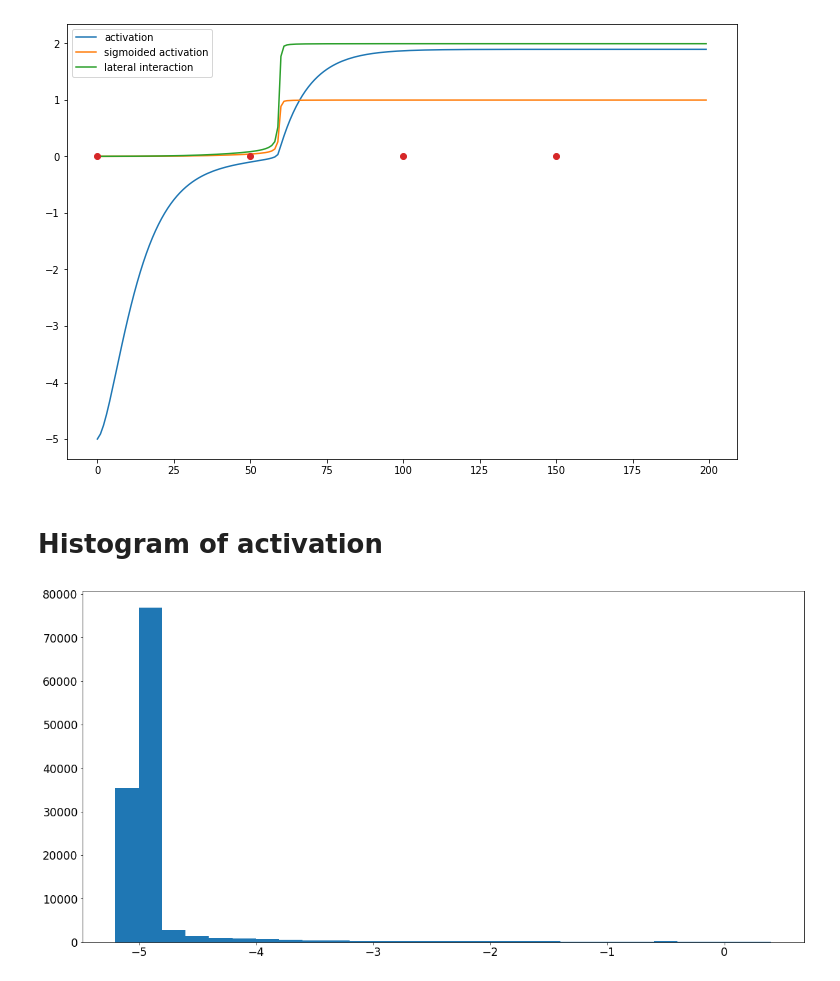
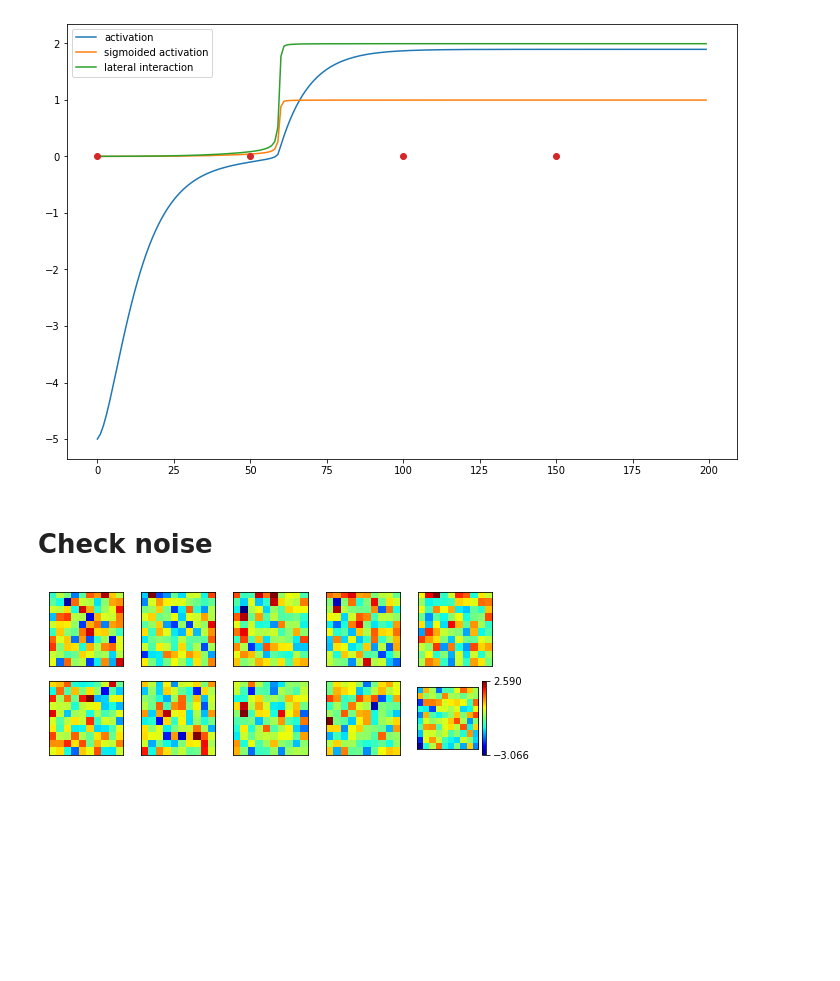
Before and after one commit to rturon/dft_in_nengo, a Jupyter notebook: notebooks/NeuralField_Testing.ipynb, the cells around one changed output. Cells and saved outputs as stored; diff of their text form; code cells hidden in the pictures; blank space fills up the shorter version.

```diff
--- a/notebooks/Dynamic Neural Fields.ipynb
+++ b/notebooks/NeuralField_Testing.ipynb
@@ -203,11 +253,12 @@ with model:
     elif dim == 1:
         s = nengo.Node(list(one_dimensional_peak(5,std=5,a=6.5,size=50).flatten()))
     elif dim == 2:
-        s = nengo.Node(list(two_dimensional_peak(5,5,std=5,a=6.5,size=50).flatten()))
+        s = nengo.Node(list(two_dimensional_peak(p=[5,5],std=[5,5],a=6.5,size=[50,50]).flatten()))
     elif dim == 3:
-        s = nengo.Node(list(three_dimensional_peak(5,5,5,std=8,a=6.5,size=50).flatten()))
+        s = nengo.Node(list(three_dimensional_peak(p=[5,5,5],std=[8,8,8],a=6.5,size=[50,50,50]).flatten()))
 
-    u = field.make_node()
+    field.make_node()
+    u = field.node
 
     nengo.Connection(s, u)
 
@@ -262,8 +306,8 @@ elif dim == 1:
                        np.max(field.probes["lateral interaction"])+0.1])
 
     for i in range(num_images):
-#         ind = int(field.probes["activation"].shape[0]/num_images)
-        ind = i*100
+        ind = int(len(field.probes["activation"])/num_images)
+#         ind = i*100
 
         axs[0,i].plot(field.probes["activation"][ind])
         axs[1,i].plot(field.probes["sigmoided activation"][ind])
@@ -280,7 +324,7 @@ elif dim == 2:
     plt.setp(axs, xticks=[], yticks=[])
 
     for i in range(num_images):
-        ind = i*40
+        ind = i*10
 
         im_ac = axs[0,i].imshow(sim.data[activation_probe][ind].reshape(sizes), cmap='jet')
         im_sa = axs[1,i].imshow(field.probes["sigmoided activation"][ind], cmap='jet')
@@ -304,7 +348,7 @@ elif dim == 2:
 
 elif dim == 3:
     # only plot at one point in time
-    time_ind = 399
+    time_ind = len(sim.data[activation_probe]) -1
     num_images = 10
 
     fig, axs = plt.subplots(3, num_images, figsize=(24,8), gridspec_kw={"hspace": 0.25})
@@ -344,27 +388,21 @@ elif dim == 3:
 plt.show()
 # %% [output]
 [figure]
-# %% [markdown]
-# Histogram of activation
-# %%
-activation = sim.data[activation_probe][-1]
-bins = [-6, -5.8, -5.6, -5.4, -5.2, -5, -4.5, -4, -3, -2.0, -1.9, -1.8, -1.7, -1.6, -1.5, -1.4, -1.3,
- -1.2, -1.1, -1.0, -9.0e-01, -8.0e-01, -7.0e-01, -6.0e-01, -5.0e-01,
- -4.5e-01, -4.0e-01, -3.5e-01, -3.3e-01, -3.0e-01, -2.5e-01, -2.0e-01, -1.5e-01,
- -1.0e-01, -5.0e-02, -4.0e-02, -3.0e-02, -2.0e-02, -1.0e-02, -5.0e-03, -1.0e-03,
- -0.0e+00,  1.0e-03,  2.0e-03,  3.0e-03,  4.0e-03,  5.0e-03,  6.0e-03,  7.0e-03,
-  8.0e-03,  9.0e-03,  1.0e-02,  2.0e-02,  3.0e-02,  4.0e-02,  5.0e-02,  6.0e-02,
-  7.0e-02,  8.0e-02,  9.0e-02,  1.0e-01,  1.5e-01,  2.0e-01,  2.5e-01,  3.0e-01,
-  3.5e-01,  4.0e-01,  4.5e-01,  5.0e-01,  5.5e-01,  6.0e-01,  6.5e-01,  7.0e-01,
-  7.5e-01,  8.0e-01,  8.5e-01,  9.0e-01,  9.5e-01,  1.0e+00]
-hist_values, bin_edges = np.histogram(activation, bins)
-
-plt.figure(figsize=(20,10))
-plt.hist(activation,bins=np.arange(-5.2,0.5,0.2))
-#plt.yscale('log')
-plt.yticks(size='xx-large')
-plt.xticks(size='xx-large')
-
-plt.show()
-# %% [output]
-[figure, removed]
+# %% [markdown]
+# Check noise
+# %%
+random_noise = np.random.randn(10,10,10)
+rn_min = np.min(random_noise)
+rn_max = np.max(random_noise)
+
+plt.figure(figsize=(8,3))
+for i in range(10):
+
+    plt.subplot(2,5,i+1)
+    plt.imshow(np.random.randn(10,10), cmap='jet', vmin=rn_min, vmax=rn_max)
+    if i == 9:
+        plt.colorbar(ticks=[rn_min, rn_max])
+    plt.xticks([])
+    plt.yticks([])
+# %% [output]
+[figure, added]
```
Also changed, not shown: parts of 4 cells of this notebook, 3 other files.
